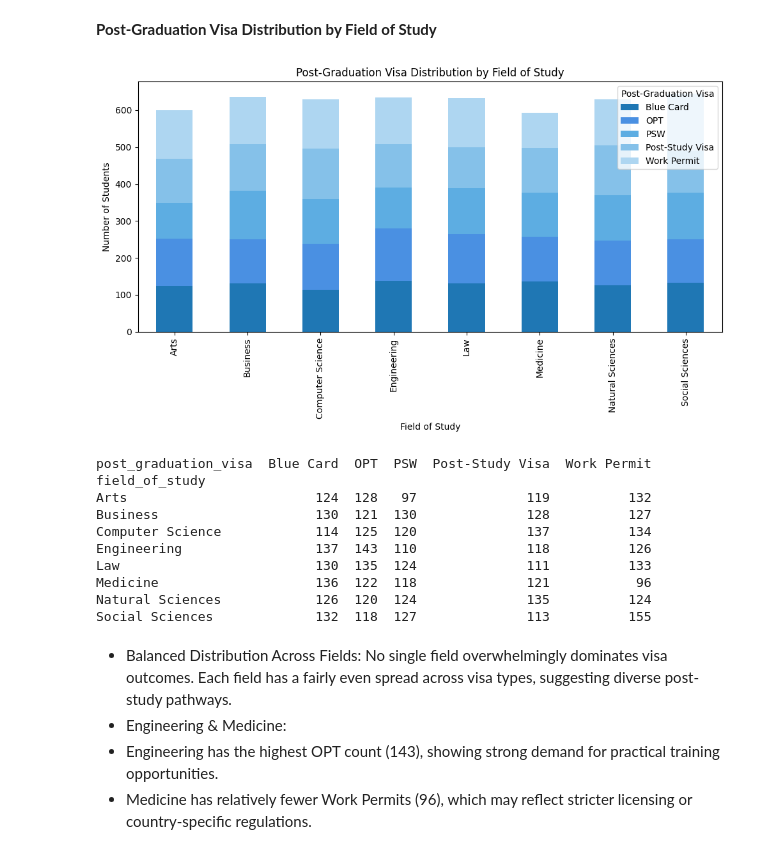
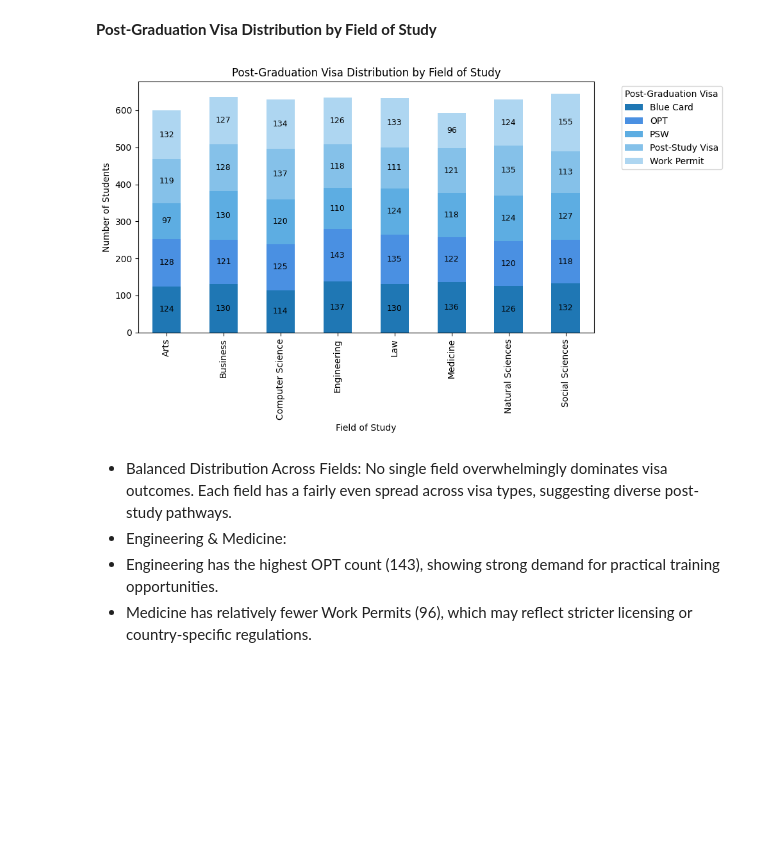
Before and after one commit to banaseeryousaf/Global-Students-Migration, a Jupyter notebook: project.ipynb, the cells around one changed output. Cells and saved outputs as stored; diff of their text form; code cells hidden in the pictures; blank space fills up the shorter version.

```diff
--- a/project.ipynb
+++ b/project.ipynb
@@ -960,26 +860,23 @@ plt.show()
 # %%
 visa_by_field = df.groupby(['field_of_study', 'post_graduation_visa']).size().unstack(fill_value=0)
 blue_shades = ['#1f77b4', '#4a90e2', '#5dade2', '#85c1e9', '#aed6f1']
-visa_by_field.plot(kind='bar', stacked=True, color=blue_shades, figsize=(10,6))
+totals = visa_by_field.sum(axis=1)
+ax=visa_by_field.plot(kind='bar', stacked=True, color=blue_shades, figsize=(10,6))
+for p in ax.patches:
+    height = p.get_height()
+    if height > 0:  # skip empty segments
+        x = p.get_x() + p.get_width()/2
+        y = p.get_y() + p.get_height()/2
+        ax.text(x, y, int(height), ha='center', va='center', fontsize=9, color='black')
+
 plt.title("Post-Graduation Visa Distribution by Field of Study")
 plt.xlabel("Field of Study")
 plt.ylabel("Number of Students")
-plt.legend(title="Post-Graduation Visa")
+plt.legend(title="Post-Graduation Visa", bbox_to_anchor=(1.05, 1), loc='upper left')
 plt.tight_layout()
 plt.show()
-print(visa_by_field)
 # %% [output]
-[figure, old version]
+[figure, new version]
-post_graduation_visa  Blue Card  OPT  PSW  Post-Study Visa  Work Permit
-field_of_study
-Arts                        124  128   97              119          132
-Business                    130  121  130              128          127
-Computer Science            114  125  120              137          134
-Engineering                 137  143  110              118          126
-Law                         130  135  124              111          133
-Medicine                    136  122  118              121           96
-Natural Sciences            126  120  124              135          124
-Social Sciences             132  118  127              113          155
 # %% [markdown]
 - Balanced Distribution Across Fields: No single field overwhelmingly dominates visa outcomes. Each field has a fairly even spread across visa types, suggesting diverse post-study pathways.
 - Engineering & Medicine:
```
Also changed, not shown: parts of 20 cells of this notebook.
